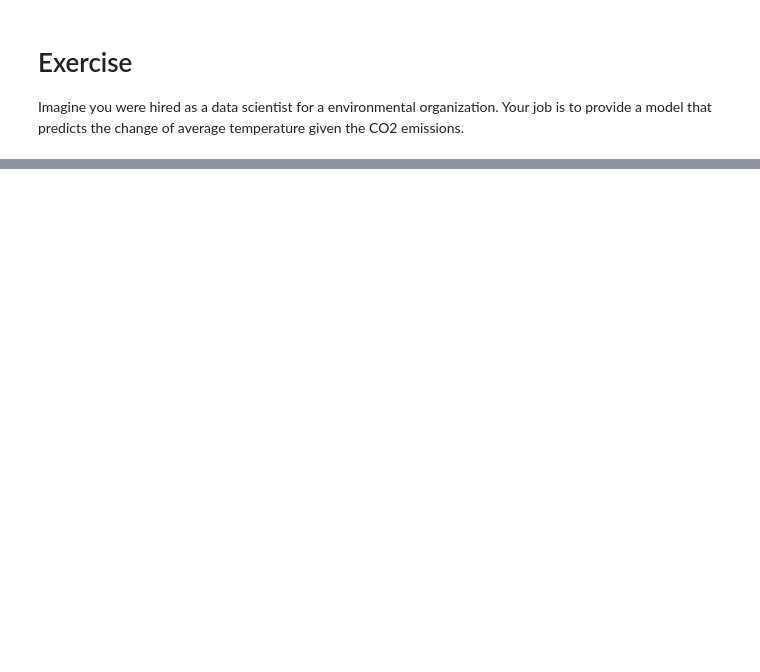
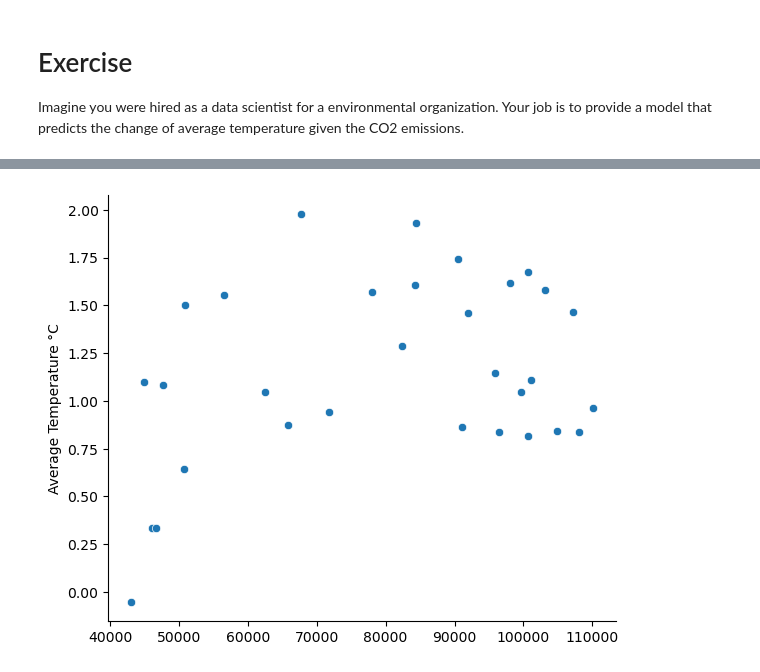
Before and after one commit to datagus/ASDA2025, a Jupyter notebook: notebooks/week_07_regression_1.ipynb, the cells around one changed output, grey strips where cells are left out. Cells and saved outputs as stored; diff of their text form; code cells hidden in the pictures; blank space fills up the shorter version.

```diff
--- a/notebooks/week_07_regression_1.ipynb
+++ b/notebooks/week_07_regression_1.ipynb
@@ -321,3 +391,7 @@ evals_df
 # Exercise
 
 Imagine you were hired as a data scientist for a environmental organization. Your job is to provide a model that predicts the change of average temperature given the CO2 emissions.
+# %%
+df = pd.read_excel("datasets/good_datasets/agrofood_co2_emission.xlsx")
+# %%
+df1 = df.copy().loc[df["Area"]=="Spain"]
@@ -323,0 +414,12 @@ Imagine you were hired as a data scientist for a environmental organization. You
+# %%
+(
+  sns.relplot(data=df1,
+              x="total_emission",
+              y="Average Temperature °C",
+              height=5,
+              aspect=1.2)
+  .set(title="")
+  .set_axis_labels("")
+); #add a ; to remove the default printed format
+# %% [output]
+[figure, added]
```
Also changed, not shown: parts of 21 cells of this notebook.
